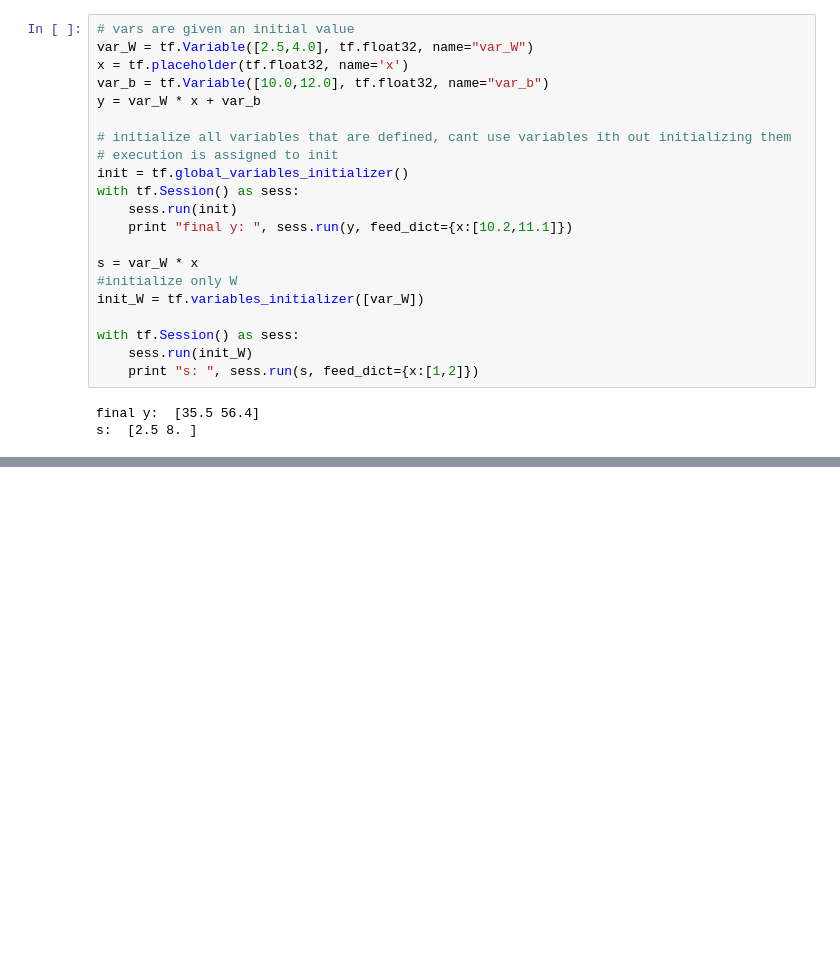
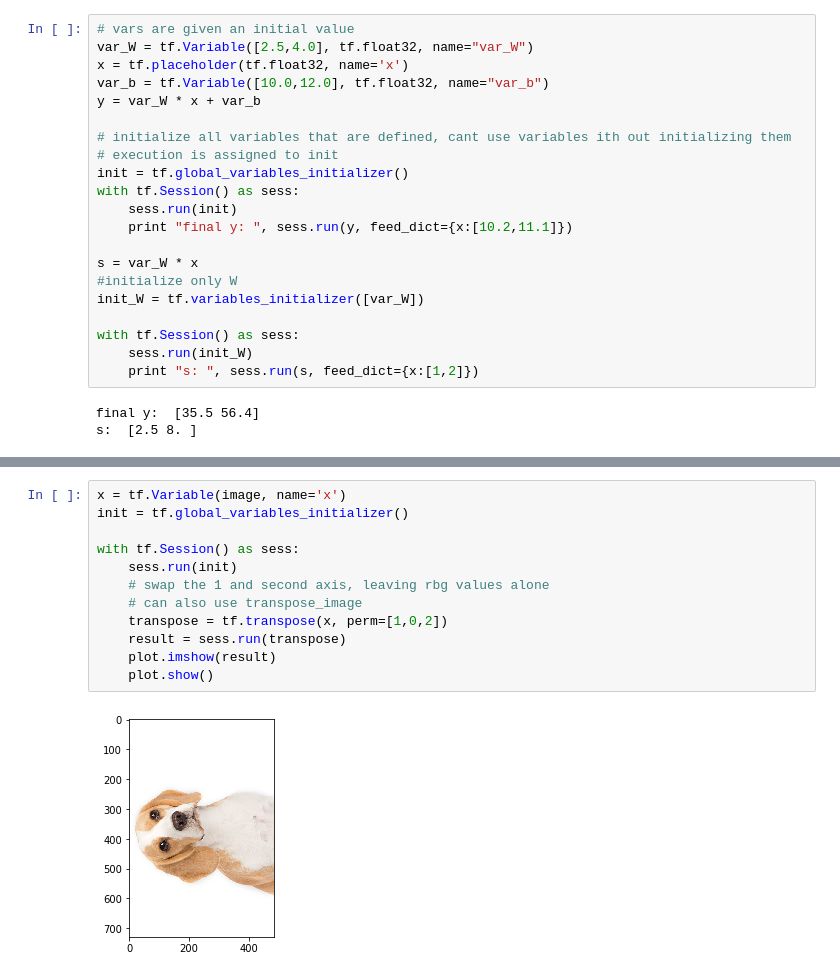
Before and after one commit to scottmishra/tensorflow_notes, a Jupyter notebook: HelloWorld.ipynb, the cells around one changed output, grey strips where cells are left out. Saved outputs shown, nothing was run; the diff lists cells and outputs as text; blank space fills up the shorter version.

```diff
--- a/HelloWorld.ipynb
+++ b/HelloWorld.ipynb
@@ -298,0 +329,14 @@ s:  [2.5 8. ]
+# %%
+x = tf.Variable(image, name='x')
+init = tf.global_variables_initializer()
+
+with tf.Session() as sess:
+    sess.run(init)
+    # swap the 1 and second axis, leaving rbg values alone
+    # can also use transpose_image
+    transpose = tf.transpose(x, perm=[1,0,2])
+    result = sess.run(transpose)
+    plot.imshow(result)
+    plot.show()
+# %% [output]
+[figure, added]
```
Also changed, not shown: parts of 6 cells of this notebook, 3 other files.
